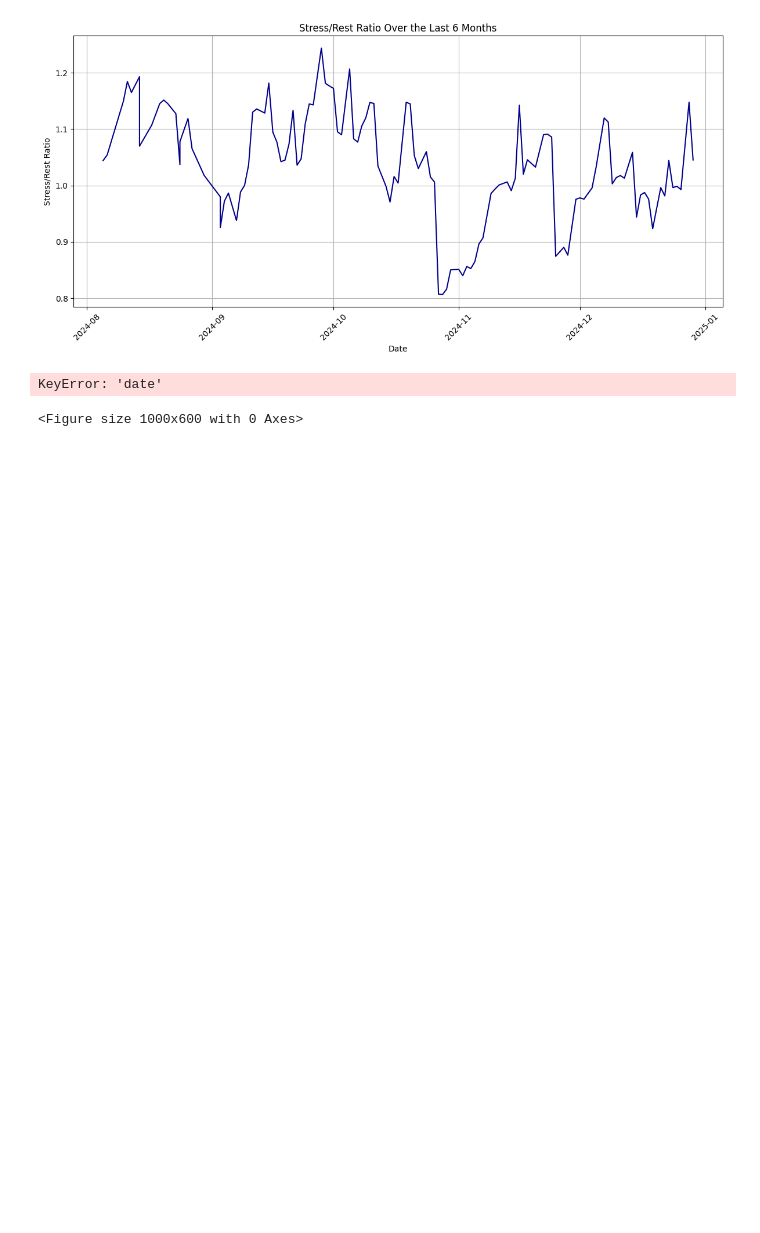
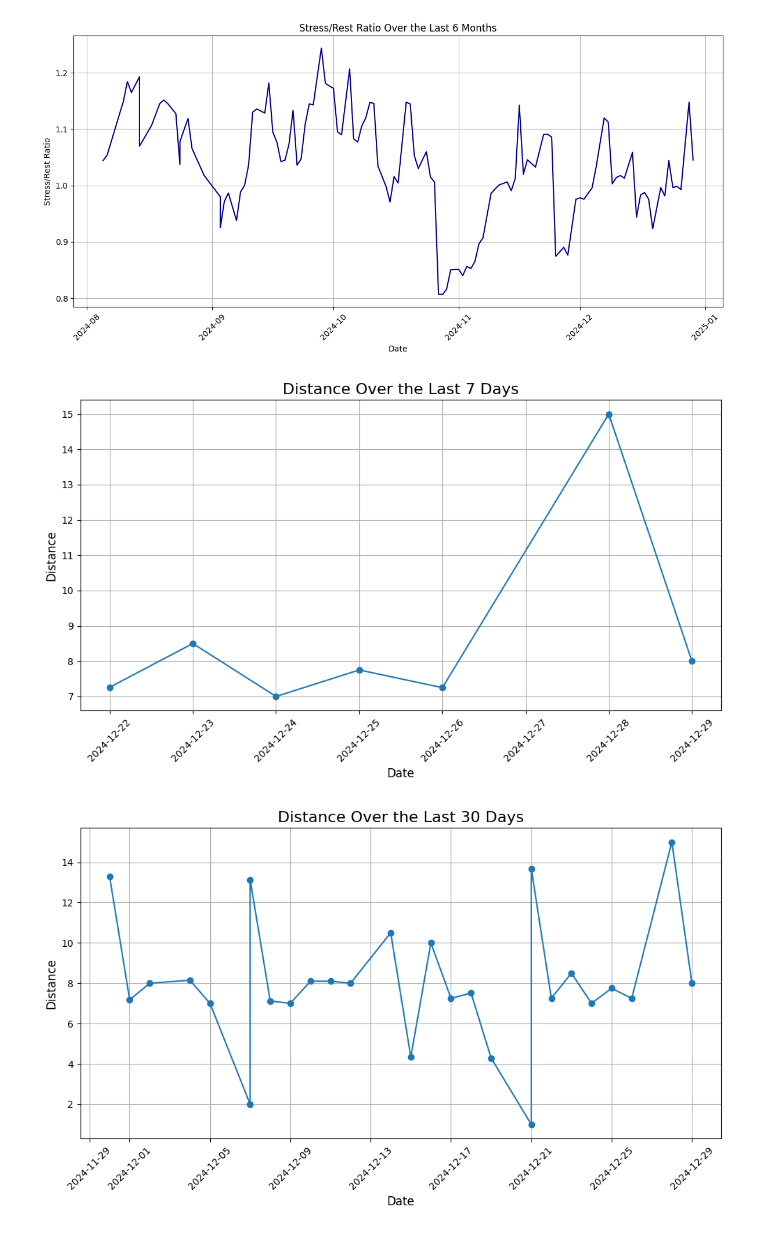
Before and after one commit to TimB21/Marathon-Training-Performance-and-Recovery-Dashboard, a Jupyter notebook: Script/Script.ipynb, the cells around one changed output. Drawn from its saved outputs; the diff is of its cells as text; code cells hidden in the pictures; blank space fills up the shorter version.

```diff
--- a/Script/Script.ipynb
+++ b/Script/Script.ipynb
@@ -1011,20 +1011,20 @@ See the caveats in the documentation: https://pandas.pydata.org/pandas-docs/stab
 # %%
 # Plot distances for a given period
 def plot_distance(data, title):
     plt.figure(figsize=(10, 6))
-    plt.plot(data['date'], data['distance'], marker='o', linestyle='-')
+    plt.plot(data['Date'], data['Distance'], marker='o', linestyle='-')
     plt.title(title, fontsize=16)
     plt.xlabel('Date', fontsize=12)
     plt.ylabel('Distance', fontsize=12)
     plt.grid(True)
     plt.xticks(rotation=45)
     plt.tight_layout()
     plt.show()
 
 # Call the function for each period
 plot_distance(last_7_days, "Distance Over the Last 7 Days")
 plot_distance(last_30_days, "Distance Over the Last 30 Days")
 plot_distance(last_90_days, "Distance Over the Last 90 Days")
 # %% [output]
-KeyError: 'date'
-<Figure size 1000x600 with 0 Axes>
+[figure, added]
+[figure, added]
```
Also changed, not shown: parts of 1 cell of this notebook, 2 other files.
